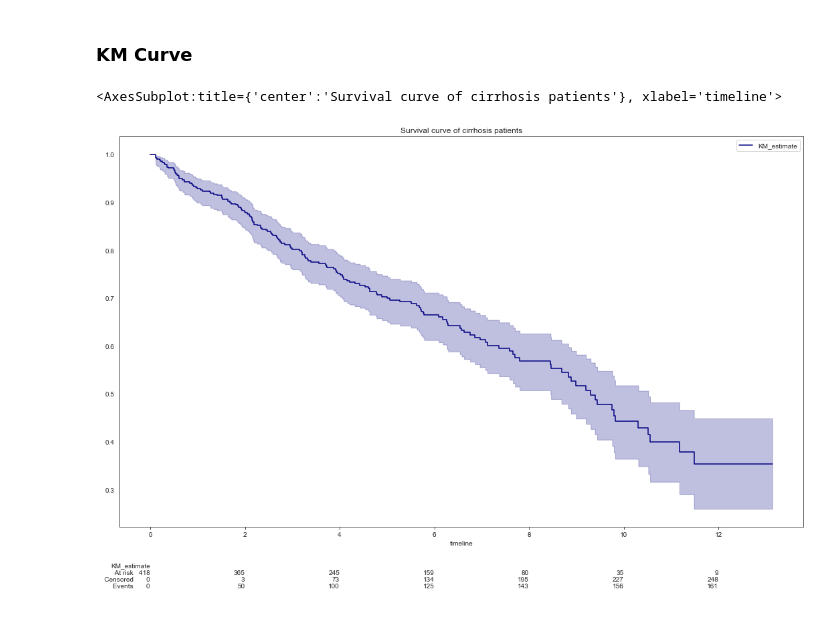
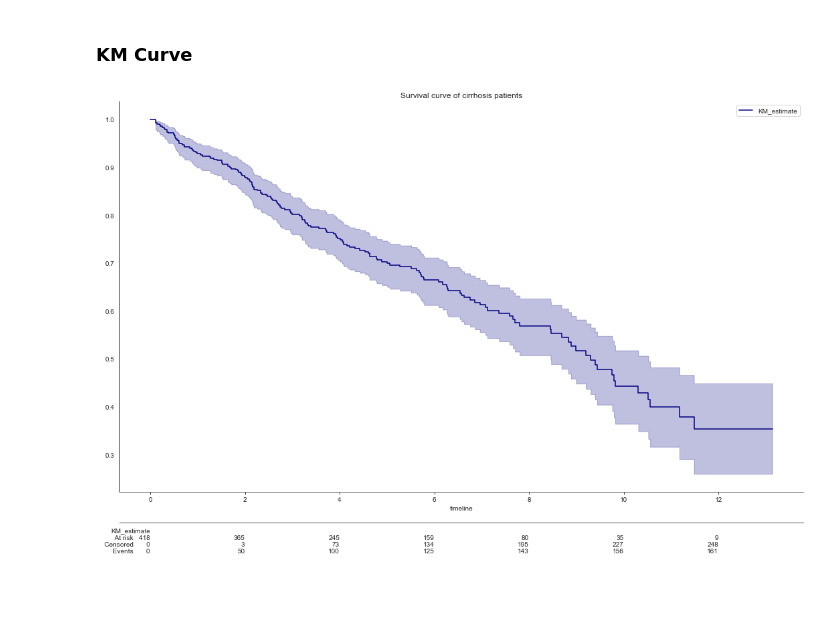
Before and after one commit to pmmc92/ci, a Jupyter notebook: mf.ipynb, the cells around one changed output. Saved outputs shown, nothing was run; the diff lists cells and outputs as text; code cells hidden in the pictures.

```diff
--- a/mf.ipynb
+++ b/mf.ipynb
@@ -147,14 +148,14 @@ from lifelines import KaplanMeierFitter
 # %%
 km = KaplanMeierFitter()
 T = surv_data.N_Years
 E = surv_data.Status
 
 km.fit(T,event_observed=E)
 
 
 plt.figure(figsize=(15,10))
 sns.set_style("white")
 km.plot_survival_function(at_risk_counts=True,title = "Survival curve of cirrhosis patients", color = "navy")
+sns.despine(top= True)
 # %% [output]
-<AxesSubplot:title={'center':'Survival curve of cirrhosis patients'}, xlabel='timeline'>
-[figure, old version]
+[figure, new version]
```
Also changed, not shown: parts of 12 cells of this notebook.
